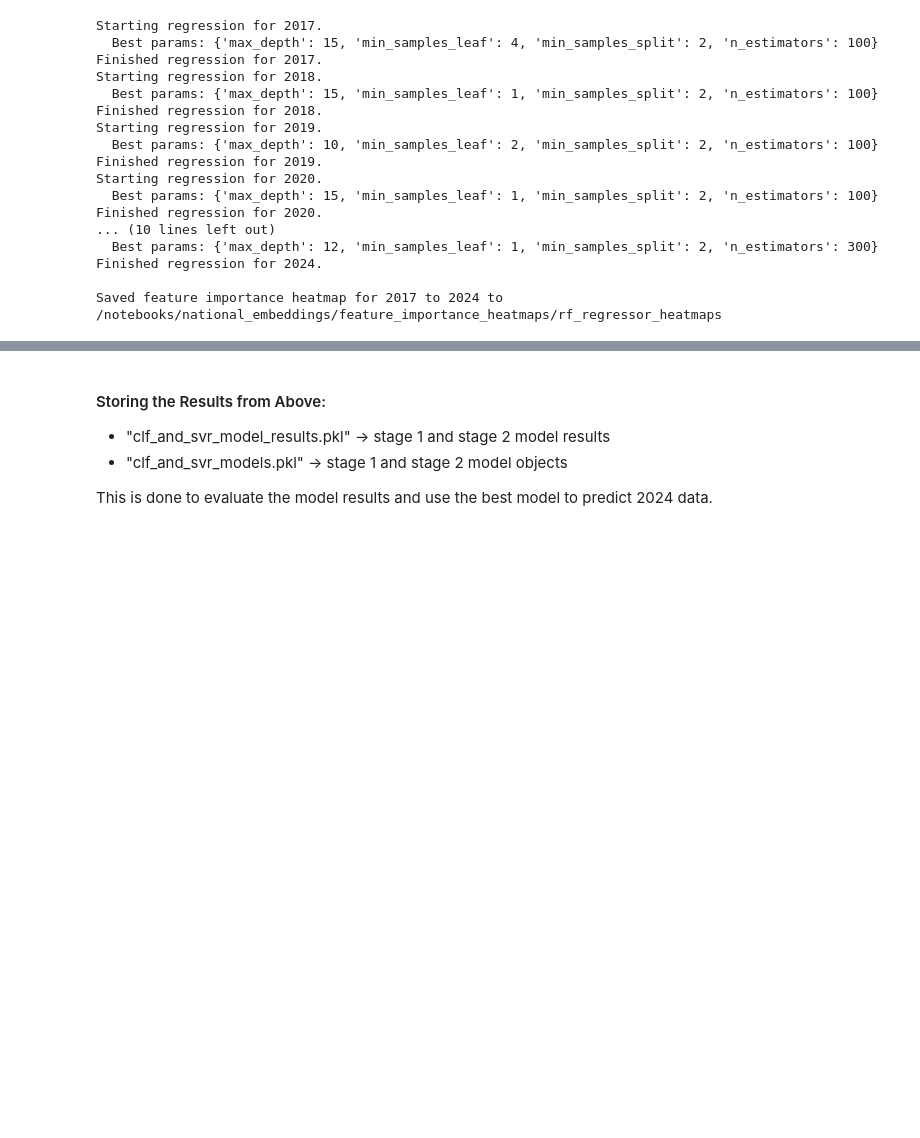
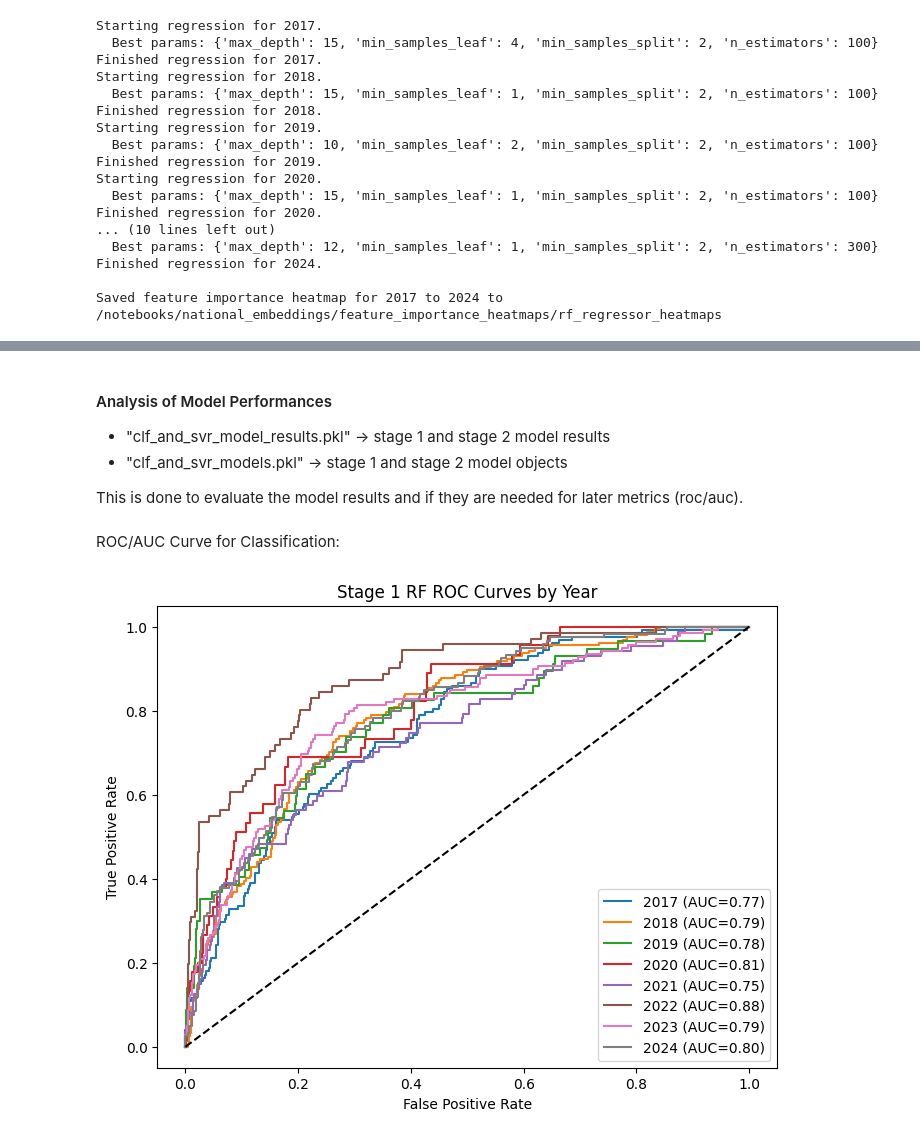
Before and after one commit to Amoreno73/wnv_embeddings, a Jupyter notebook: notebooks/national_embeddings/wnv_analysis.ipynb, the cells around one changed output, grey strips where cells are left out. Drawn from its saved outputs; the diff is of its cells as text; code cells hidden in the pictures; blank space fills up the shorter version.

Commit message:
roc/auc curve

```diff
--- a/notebooks/national_embeddings/wnv_analysis.ipynb
+++ b/notebooks/national_embeddings/wnv_analysis.ipynb
@@ -892,7 +903,8 @@ for year in range(2017, 2025):
 	# also leads to reliable performance metrics
 	X1_train, X1_test, y1_train, y1_test = train_test_split(
 		data['stage1_X'], data['stage1_y'],
-		test_size=0.2, stratify=data['stage1_y']
+		test_size=0.2, stratify=data['stage1_y'],
+		random_state=200
 	)
 	recall_scorer = make_scorer(recall_score)
 	# update: using gridsearchcv since last params were seeing overfitting
@@ -1215,8 +1208,7 @@ for year in range(2017, 2025):
 
 	X2_train, X2_test, y2_train, y2_test = train_test_split(
 		data['stage2_X'], data['stage2_y'],
-		test_size=0.2,
-		random_state=200
+		test_size=0.2, random_state=200
 	)
 
 	# log transform for highly skewed targets
@@ -1348,14 +1340,49 @@ results["stage2_rf"]
   'n_train': 476,
   'n_test': 119}}
 # %% [markdown]
-#### Storing the Results from Above:
+#### Analysis of Model Performances
 
 * "clf_and_svr_model_results.pkl" -> stage 1 and stage 2 model results
 * "clf_and_svr_models.pkl" -> stage 1 and stage 2 model objects
 
-This is done to evaluate the model results and use the best model to predict 2024 data.
+This is done to evaluate the model results and if they are needed for later metrics (roc/auc).
 # %%
 with open('./pickle_objects/clf_and_svr_model_results.pkl', 'wb') as file:
 	pickle.dump(results, file, protocol=pickle.HIGHEST_PROTOCOL)
 with open('./pickle_objects/clf_and_svr_model_objects.pkl', 'wb') as file:
 	pickle.dump(models, file, protocol=pickle.HIGHEST_PROTOCOL)
+# %%
+with open('./pickle_objects/clf_and_svr_model_results.pkl', 'rb') as file:
+	model_results = pickle.load(file)
+with open('./pickle_objects/clf_and_svr_model_objects.pkl', 'rb') as file:
+	model_objects = pickle.load(file)
+# %% [markdown]
+ROC/AUC Curve for Classification:
+# %%
+plt.figure(figsize=(8,6))
+
+for year in range(2017, 2025):
+	data = prepare_stages_data(year, df_all)
+
+	X_train, X_test, y_train, y_test = train_test_split(
+		data['stage1_X'], data['stage1_y'],
+		test_size=0.2, stratify=data['stage1_y'],
+		random_state=200
+	)
+
+	clf = model_objects["stage1_rf"][year]
+	y_score = clf.predict_proba(X_test)[:, 1]
+
+	fpr, tpr, _ = roc_curve(y_test, y_score)
+	roc_auc = auc(fpr, tpr)
+
+	plt.plot(fpr, tpr, label=f'{year} (AUC={roc_auc:.2f})')
+
+plt.plot([0, 1], [0, 1], 'k--')
+plt.xlabel('False Positive Rate')
+plt.ylabel('True Positive Rate')
+plt.title('Stage 1 RF ROC Curves by Year')
+plt.legend()
+plt.show()
+# %% [output]
+[figure, added]
```
Also changed, not shown: parts of 31 cells of this notebook, 5 other files.
